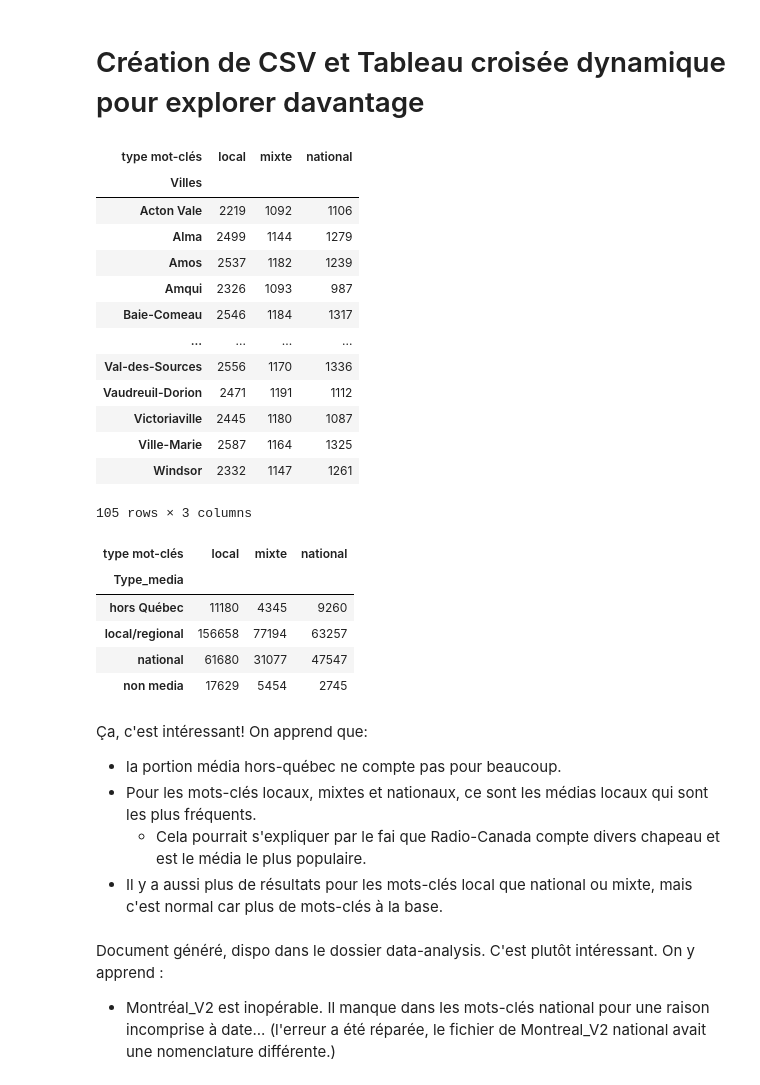
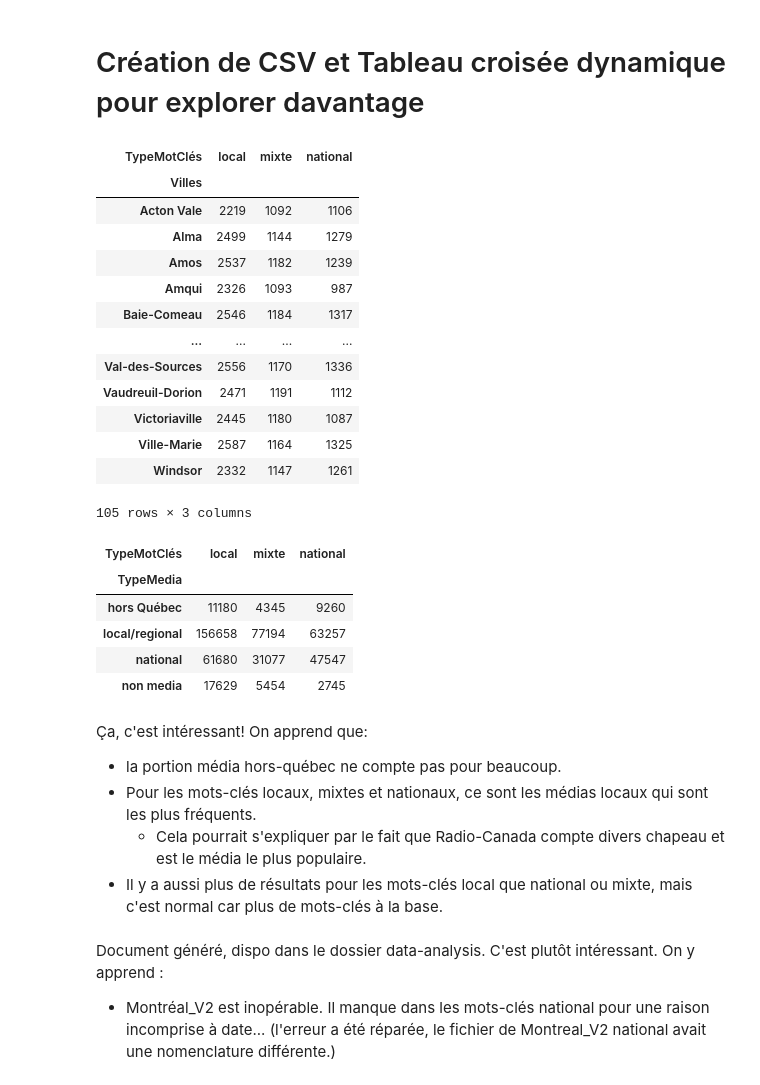
Before and after one commit to NicolasStG/audit_google_news, a Jupyter notebook: data-analysis/G-News-data-exploration.ipynb, the cells around one changed output. Cells and saved outputs as stored; diff of their text form; code cells hidden in the pictures.

```diff
--- a/data-analysis/G-News-data-exploration.ipynb
+++ b/data-analysis/G-News-data-exploration.ipynb
@@ -17,3 +18,8 @@ fulldata
 | 488024 | Dolbeau-Mistassini | déficit | 7 | Le Quotidien (Saguenay) | Dolbeau-Mistassini veut développe... | 2021-02-15 | ... |
 | 488025 | Dolbeau-Mistassini | déficit | 8 | Le Quotidien (Saguenay) | La bureaucratie empêche une famil... | 2021-10-03 | ... |
 488026 rows × 14 columns
+# %%
+fulldata.columns = ['Villes', 'MotsClés', 'PositionMédia', 'NomMédia',
+       'TitreArticle', 'DaterPublication', 'JournéeDifférence',
+       'URL', 'DateHeureSaisie', 'TypeMotClés', 'MediaUrl',
+       'TypeMedia', 'VilleSiègeSocial', 'domaine']
@@ -147,10 +222,10 @@ Quand même 4050 résultats local/régional dans TVA.
 # Création de CSV et Tableau croisée dynamique pour explorer davantage
 # %%
 ## Tableau Villes par type_mots-clés
-villes_by_type_motsclés = pd.pivot_table(fulldata, index="Villes", values="domaine", columns="type mot-clés", aggfunc="count")
+villes_by_type_motsclés = pd.pivot_table(fulldata, index="Villes", values="domaine", columns="TypeMotClés", aggfunc="count")
 villes_by_type_motsclés
 # %% [output]
-| type mot-clés | local | mixte | national |
+| TypeMotClés | local | mixte | national |
 | Villes |  |  |  |
 | Acton Vale | 2219 | 1092 | 1106 |
 | Alma | 2499 | 1144 | 1279 |
@@ -170,11 +245,11 @@ villes_by_motsclés = pd.pivot_table(fulldata, index="Villes", values="domaine",
 villes_by_motsclés.to_csv("villes_by_motsclés.csv", na_rep="0.0")
 # %%
 ## Détail du Type_media selon le type mot-clés
-motcles_by_media_type = pd.pivot_table(fulldata, index="Type_media", values="domaine", columns="type mot-clés", aggfunc="count")
+motcles_by_media_type = pd.pivot_table(fulldata, index="TypeMedia", values="domaine", columns="TypeMotClés", aggfunc="count")
 motcles_by_media_type
 # %% [output]
-| type mot-clés | local | mixte | national |
-| Type_media |  |  |  |
+| TypeMotClés | local | mixte | national |
+| TypeMedia |  |  |  |
 | hors Québec | 11180 | 4345 | 9260 |
 | local/regional | 156658 | 77194 | 63257 |
 | national | 61680 | 31077 | 47547 |
@@ -184,7 +267,7 @@ motcles_by_media_type
 On apprend que:
 - la portion média hors-québec ne compte pas pour beaucoup.
 - Pour les mots-clés locaux, mixtes et nationaux, ce sont les médias locaux qui sont les plus fréquents.
-    - Cela pourrait s'expliquer par le fai que Radio-Canada compte divers chapeau et est le média le plus populaire.
+    - Cela pourrait s'expliquer par le fait que Radio-Canada compte divers chapeau et est le média le plus populaire.
 - Il y a aussi plus de résultats pour les mots-clés local que national ou mixte, mais c'est normal car plus de mots-clés à la base.
 # %%
 ## CSV qui comprend le nombre de médias le type_media par type de mot-clés par ville ##
```
Also changed, not shown: parts of 42 cells of this notebook, 14 other files.
